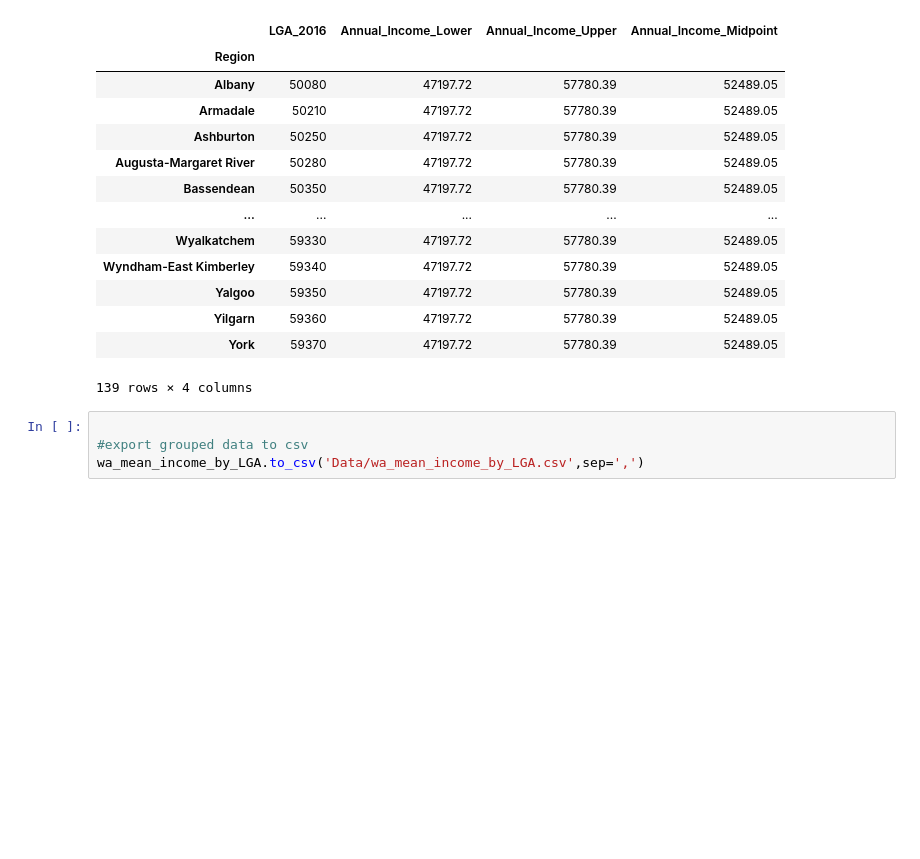
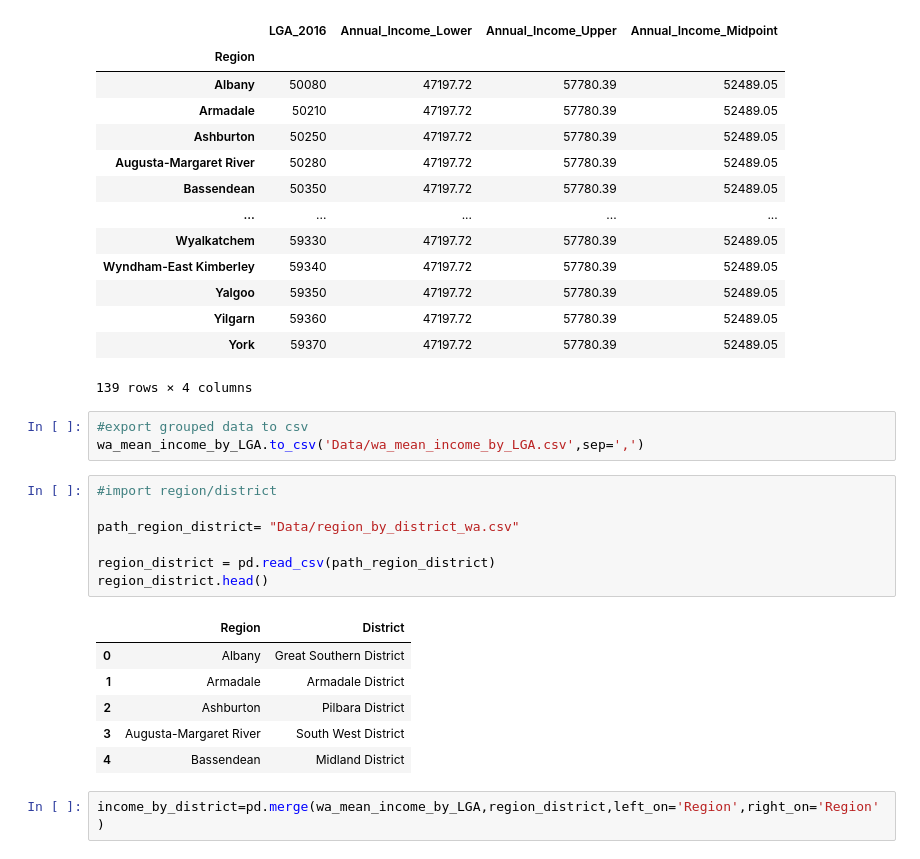
Before and after one commit to natalieddavies/BootcampProject1, a Jupyter notebook: income.ipynb, the cells around one changed output. Drawn from its saved outputs; the diff is of its cells as text; blank space fills up the shorter version.

```diff
--- a/income.ipynb
+++ b/income.ipynb
@@ -268,6 +271,21 @@ wa_mean_income_by_LGA
 | York | 59370 | 47197.72 | 57780.39 | 52489.05 |
 139 rows × 4 columns
 # %%
-
 #export grouped data to csv
 wa_mean_income_by_LGA.to_csv('Data/wa_mean_income_by_LGA.csv',sep=',')
+# %%
+#import region/district
+
+path_region_district= "Data/region_by_district_wa.csv"
+
+region_district = pd.read_csv(path_region_district)
+region_district.head()
+# %% [output]
+|  | Region | District |
+| 0 | Albany | Great Southern District |
+| 1 | Armadale | Armadale District |
+| 2 | Ashburton | Pilbara District |
+| 3 | Augusta-Margaret River | South West District |
+| 4 | Bassendean | Midland District |
+# %%
+income_by_district=pd.merge(wa_mean_income_by_LGA,region_district,left_on='Region',right_on='Region')
```
Also changed, not shown: parts of 3 cells of this notebook.
